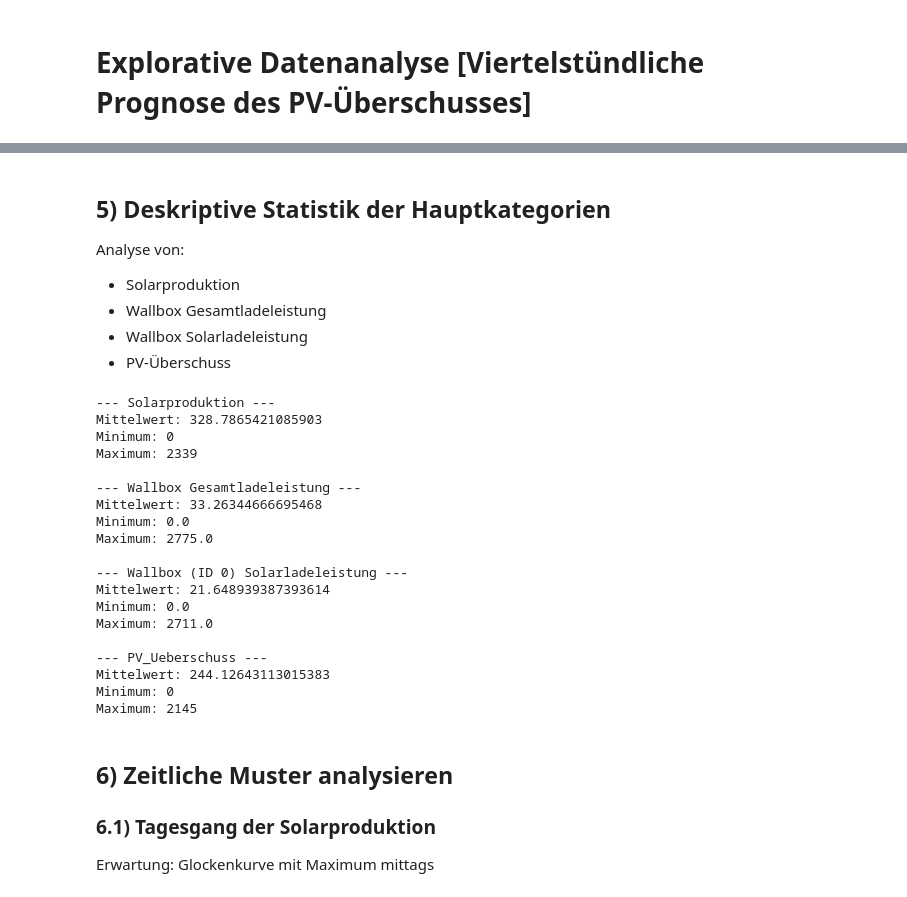
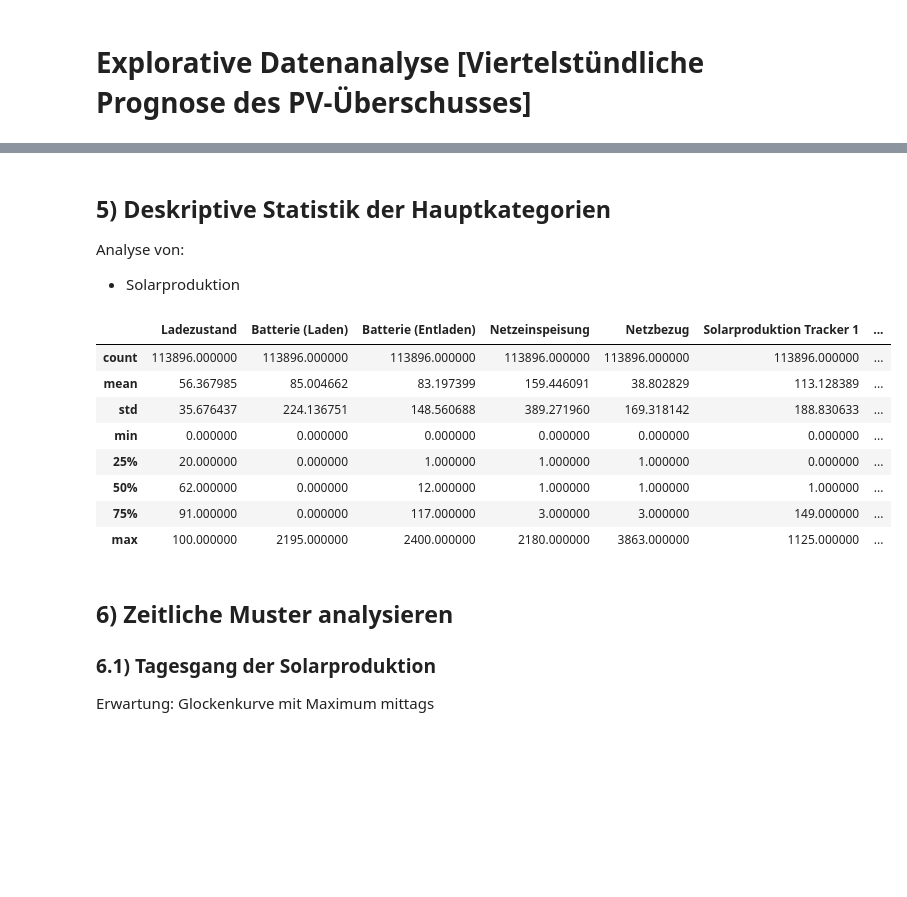
Before and after one commit to Anni075/KI-Project, a Jupyter notebook: eda.ipynb, the cells around one changed output, grey strips where cells are left out. Drawn from its saved outputs; the diff is of its cells as text; code cells hidden in the pictures; blank space fills up the shorter version.

```diff
--- a/eda.ipynb
+++ b/eda.ipynb
@@ -21,19 +15,8 @@ import matplotlib.pyplot as plt
 import seaborn as sns
 
 # PV-Daten
-pv = pd.read_csv("data/pv_data.csv", sep=";")
+pv = pd.read_csv("data/pv_data.csv", sep=";", parse_dates=["timestamp"])
 pv["timestamp"] = pd.to_datetime(pv["timestamp"])
 
-# Wetterdaten
-weather = pd.read_csv("data/weather.csv")
-weather["time"] = pd.to_datetime(weather["time"])
-
-# Merge auf Zeitstempel
-df = pd.merge(pv, weather, left_on="timestamp", right_on="time", how="inner")
-
-df.set_index("timestamp", inplace=True)
-
-#Definition Zielvariable
-df["PV_Ueberschuss"] = df["Solarproduktion"] - df["Σ Verbrauch"]
-df["PV_Ueberschuss"] = df["PV_Ueberschuss"].clip(lower=0)
+pv.set_index("timestamp", inplace=True)
 # %% [markdown]
@@ -73,45 +56,20 @@ Freq: 15min, Length: 117637, dtype: int64
 ## 5) Deskriptive Statistik der Hauptkategorien
 Analyse von:
 - Solarproduktion
-- Wallbox Gesamtladeleistung
-- Wallbox Solarladeleistung
-- PV-Überschuss
-# %%
-kategorien = [
-    "Solarproduktion",
-    "Wallbox Gesamtladeleistung",
-    "Wallbox (ID 0) Solarladeleistung",
-    "PV_Ueberschuss"
-]
-
-df[kategorien].describe()
-
-#zusätzl. explizit:
-for col in kategorien:
-    print(f"\n--- {col} ---")
-    print("Mittelwert:", df[col].mean())
-    print("Minimum:", df[col].min())
-    print("Maximum:", df[col].max())
-# %% [output]
---- Solarproduktion ---
-Mittelwert: 328.7865421085903
-Minimum: 0
-Maximum: 2339
-
---- Wallbox Gesamtladeleistung ---
-Mittelwert: 33.26344666695468
-Minimum: 0.0
-Maximum: 2775.0
-
---- Wallbox (ID 0) Solarladeleistung ---
-Mittelwert: 21.648939387393614
-Minimum: 0.0
-Maximum: 2711.0
-
---- PV_Ueberschuss ---
-Mittelwert: 244.12643113015383
-Minimum: 0
-Maximum: 2145
+# %%
+
+# Solarproduktion und Hausverbrauch interessant
+pv.describe()
+# %% [output]
+|  | Ladezustand | Batterie (Laden) | Batterie (Entladen) | Netzeinspeisung | Netzbezug | Solarproduktion Tracker 1 | ... |
+| count | 113896.000000 | 113896.000000 | 113896.000000 | 113896.000000 | 113896.000000 | 113896.000000 | ... |
+| mean | 56.367985 | 85.004662 | 83.197399 | 159.446091 | 38.802829 | 113.128389 | ... |
+| std | 35.676437 | 224.136751 | 148.560688 | 389.271960 | 169.318142 | 188.830633 | ... |
+| min | 0.000000 | 0.000000 | 0.000000 | 0.000000 | 0.000000 | 0.000000 | ... |
+| 25% | 20.000000 | 0.000000 | 1.000000 | 1.000000 | 1.000000 | 0.000000 | ... |
+| 50% | 62.000000 | 0.000000 | 12.000000 | 1.000000 | 1.000000 | 1.000000 | ... |
+| 75% | 91.000000 | 0.000000 | 117.000000 | 3.000000 | 3.000000 | 149.000000 | ... |
+| max | 100.000000 | 2195.000000 | 2400.000000 | 2180.000000 | 3863.000000 | 1125.000000 | ... |
 # %% [markdown]
 ## 6) Zeitliche Muster analysieren
 ### 6.1) Tagesgang der Solarproduktion
```
Also changed, not shown: parts of 21 cells of this notebook, 1 other file.
